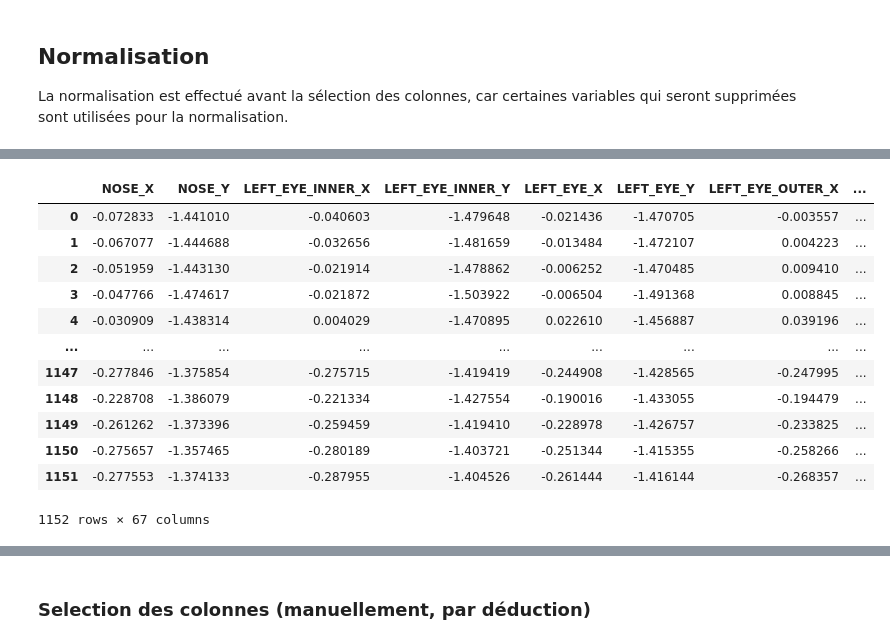
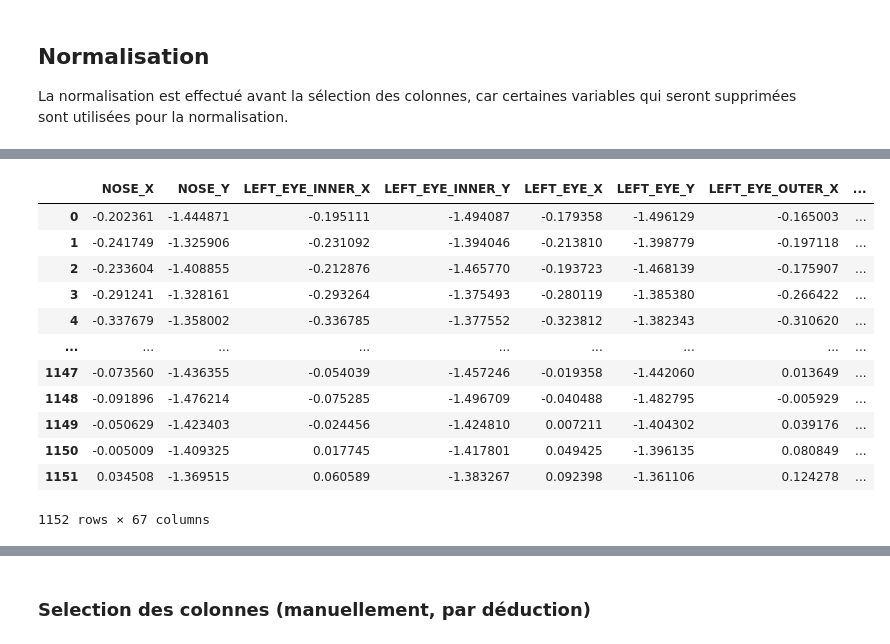
Before and after one commit to Neirpy/projet_pluri_2, a Jupyter notebook: IA/data_preprocessing.ipynb, the cells around one changed output, grey strips where cells are left out. Cells and saved outputs as stored; diff of their text form; code cells hidden in the pictures.

```diff
--- a/IA/data_preprocessing.ipynb
+++ b/IA/data_preprocessing.ipynb
@@ -167,20 +167,20 @@ action
 Name: count, dtype: int64
 # %%
-df_speed_normalize = normalize(df_speed_augmented)
+df_speed_normalize = normalize(df_speed_augmented, "vitesse")
 df_speed_normalize
 # %% [output]
 |  | NOSE_X | NOSE_Y | LEFT_EYE_INNER_X | LEFT_EYE_INNER_Y | LEFT_EYE_X | LEFT_EYE_Y | LEFT_EYE_OUTER_X | ... |
-| 0 | -0.072833 | -1.441010 | -0.040603 | -1.479648 | -0.021436 | -1.470705 | -0.003557 | ... |
-| 1 | -0.067077 | -1.444688 | -0.032656 | -1.481659 | -0.013484 | -1.472107 | 0.004223 | ... |
-| 2 | -0.051959 | -1.443130 | -0.021914 | -1.478862 | -0.006252 | -1.470485 | 0.009410 | ... |
-| 3 | -0.047766 | -1.474617 | -0.021872 | -1.503922 | -0.006504 | -1.491368 | 0.008845 | ... |
-| 4 | -0.030909 | -1.438314 | 0.004029 | -1.470895 | 0.022610 | -1.456887 | 0.039196 | ... |
+| 0 | -0.202361 | -1.444871 | -0.195111 | -1.494087 | -0.179358 | -1.496129 | -0.165003 | ... |
+| 1 | -0.241749 | -1.325906 | -0.231092 | -1.394046 | -0.213810 | -1.398779 | -0.197118 | ... |
+| 2 | -0.233604 | -1.408855 | -0.212876 | -1.465770 | -0.193723 | -1.468139 | -0.175907 | ... |
+| 3 | -0.291241 | -1.328161 | -0.293264 | -1.375493 | -0.280119 | -1.385380 | -0.266422 | ... |
+| 4 | -0.337679 | -1.358002 | -0.336785 | -1.377552 | -0.323812 | -1.382343 | -0.310620 | ... |
 | ... | ... | ... | ... | ... | ... | ... | ... | ... |
-| 1147 | -0.277846 | -1.375854 | -0.275715 | -1.419419 | -0.244908 | -1.428565 | -0.247995 | ... |
-| 1148 | -0.228708 | -1.386079 | -0.221334 | -1.427554 | -0.190016 | -1.433055 | -0.194479 | ... |
-| 1149 | -0.261262 | -1.373396 | -0.259459 | -1.419410 | -0.228978 | -1.426757 | -0.233825 | ... |
-| 1150 | -0.275657 | -1.357465 | -0.280189 | -1.403721 | -0.251344 | -1.415355 | -0.258266 | ... |
-| 1151 | -0.277553 | -1.374133 | -0.287955 | -1.404526 | -0.261444 | -1.416144 | -0.268357 | ... |
+| 1147 | -0.073560 | -1.436355 | -0.054039 | -1.457246 | -0.019358 | -1.442060 | 0.013649 | ... |
+| 1148 | -0.091896 | -1.476214 | -0.075285 | -1.496709 | -0.040488 | -1.482795 | -0.005929 | ... |
+| 1149 | -0.050629 | -1.423403 | -0.024456 | -1.424810 | 0.007211 | -1.404302 | 0.039176 | ... |
+| 1150 | -0.005009 | -1.409325 | 0.017745 | -1.417801 | 0.049425 | -1.396135 | 0.080849 | ... |
+| 1151 | 0.034508 | -1.369515 | 0.060589 | -1.383267 | 0.092398 | -1.361106 | 0.124278 | ... |
 1152 rows × 67 columns
 # %%
 df_speed_normalize.describe()
```
Also changed, not shown: parts of 17 cells of this notebook, 17 other files.
